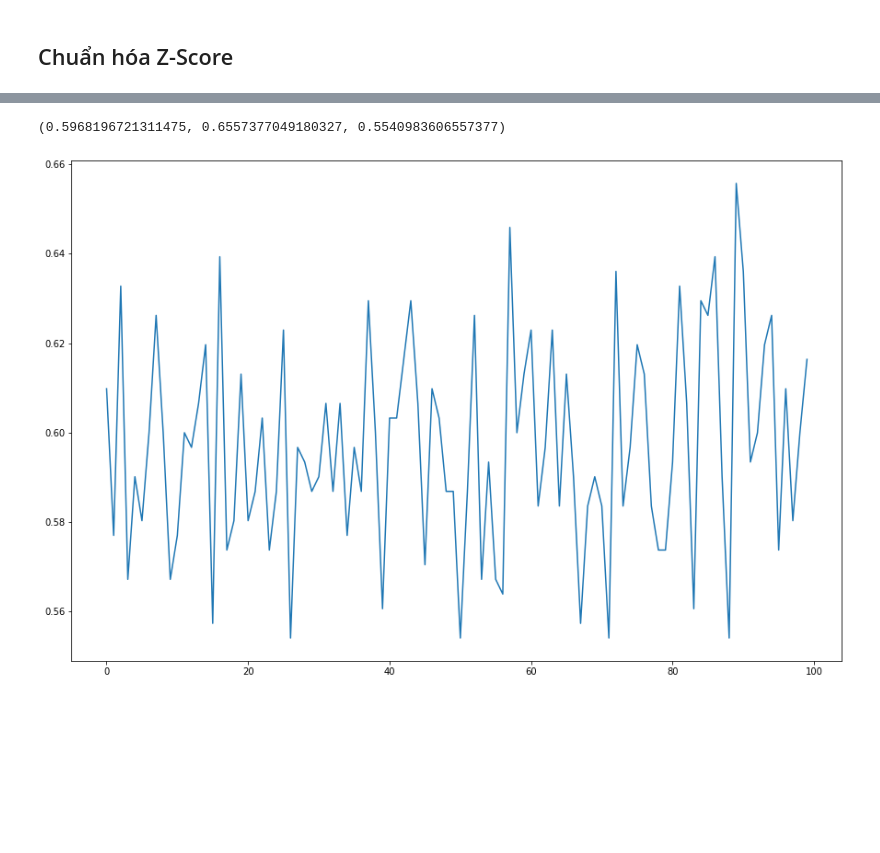
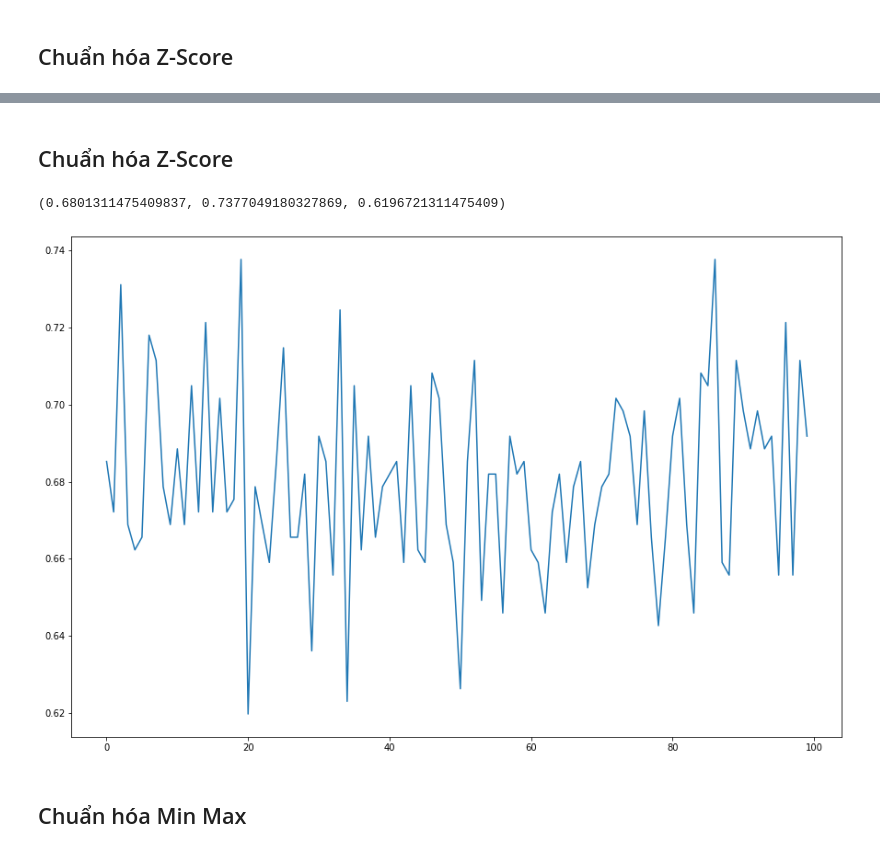
Before and after one commit to phanthetue2309/Data-Science-School-Learn, a Jupyter notebook: 25_04_2021_Final_Exam/Final_Exam.ipynb, the cells around one changed output, grey strips where cells are left out. Cells and saved outputs as stored; diff of their text form; code cells hidden in the pictures; blank space fills up the shorter version.

```diff
--- a/25_04_2021_Final_Exam/Final_Exam.ipynb
+++ b/25_04_2021_Final_Exam/Final_Exam.ipynb
@@ -182,21 +193,11 @@ def SolvingOutliers(data, choice = 0) :
     Hàm xử lý ngoại lệ
     '''
     if choice == 1 :
-        # Xử lý cả biên trên lẫn biên dưới
-        data.loc[data['Price'] >= 1969000,'Price'] = 1969000
-        data.loc[data['Total Review'] >= 734,'Total Review']= 734
-        data.loc[data['Discount Rate'] >=33,'Discount Rate']= 33
-
-        data.loc[data['Price'] <= 10000,'Price'] = 10000
-        data.loc[data['Total Review'] <= 10,'Total Review']= 10
-        data.loc[data['Discount Rate'] <=5,'Discount Rate']= 5
-
-    elif choice == 2 :
         # Xử lý biên cuối
         data.loc[data['Price'] >= 1969000,'Price'] = 1969000
         data.loc[data['Total Review'] >= 734,'Total Review']= 734
         data.loc[data['Discount Rate'] >=33,'Discount Rate']= 33
-    elif choice == 3 :
+    elif choice == 2 :
         # Xử lý biên đầu
         data.loc[data['Price'] <= 10000,'Price'] = 10000
         data.loc[data['Total Review'] <= 10,'Total Review']= 10
@@ -457,0 +428,10 @@ data
+# %%
+def OneHotEncoder_Label() :
+    data = df.copy()
+    enc = OneHotEncoder(handle_unknown='ignore')
+    array_drop = ['Type-Category','Name','List-Price','Discount','index']
+    data.drop(array_drop,inplace=True, axis=1) # bỏ hết những cột không phải đặc trưng lựa chọn
+    enc_df = pd.DataFrame(enc.fit_transform(data[['Category']]).toarray())
+    data = data.join(enc_df)
+    data.drop('Category',inplace=True, axis=1)
+    return data
@@ -552,5 +616,5 @@ Predict_Score_SVM(last_data)
 # %%
-def Predict_Score_SVM_new(new_data):
+def Predict_Score_SVM_OneHotEncoder(new_data):
     '''
     Hàm dự đoán sau khi train/test.
     Giá trị trả về của hàm là giá trị trung bình và giá trị max của train/test
@@ -596,10 +637,11 @@ data
+# %% [markdown]
+## Chuẩn hóa Z-Score
 # %%
+data = OneHotEncoder_Label()
 scaler = StandardScaler()
+data = SolvingOutliers(data,1)
+last_data = ChangeRawData(data,1)
 last_data_scaled = scaler.fit_transform(last_data[['Price_log','Discount Rate','Review_log']])
-
-data = SolvingOutliers(data)
-last_data = ChangeRawData(data,2)
-
 last_data['Price_log'] = last_data_scaled[:,0]  # dữ liệu của Price_logs
 last_data['Discount Rate'] = last_data_scaled[:,1]
 last_data['Review_log'] = last_data_scaled[:,2]
@@ -607,7 +649,9 @@ last_data['Review_log'] = last_data_scaled[:,2]
 arr_drop_new = ['Price','Total Review','Rating Average','index']
 last_data.drop(arr_drop_new, inplace=True, axis=1)
 # %%
-Predict_Score_SVM_new(last_data)
+Predict_Score_SVM_OneHotEncoder(last_data)
 # %% [output]
-(0.5968196721311475, 0.6557377049180327, 0.5540983606557377)
+(0.6801311475409837, 0.7377049180327869, 0.6196721311475409)
-[figure, old version]
+[figure, new version]
+# %% [markdown]
+## Chuẩn hóa Min Max
```
Also changed, not shown: parts of 59 cells of this notebook.
